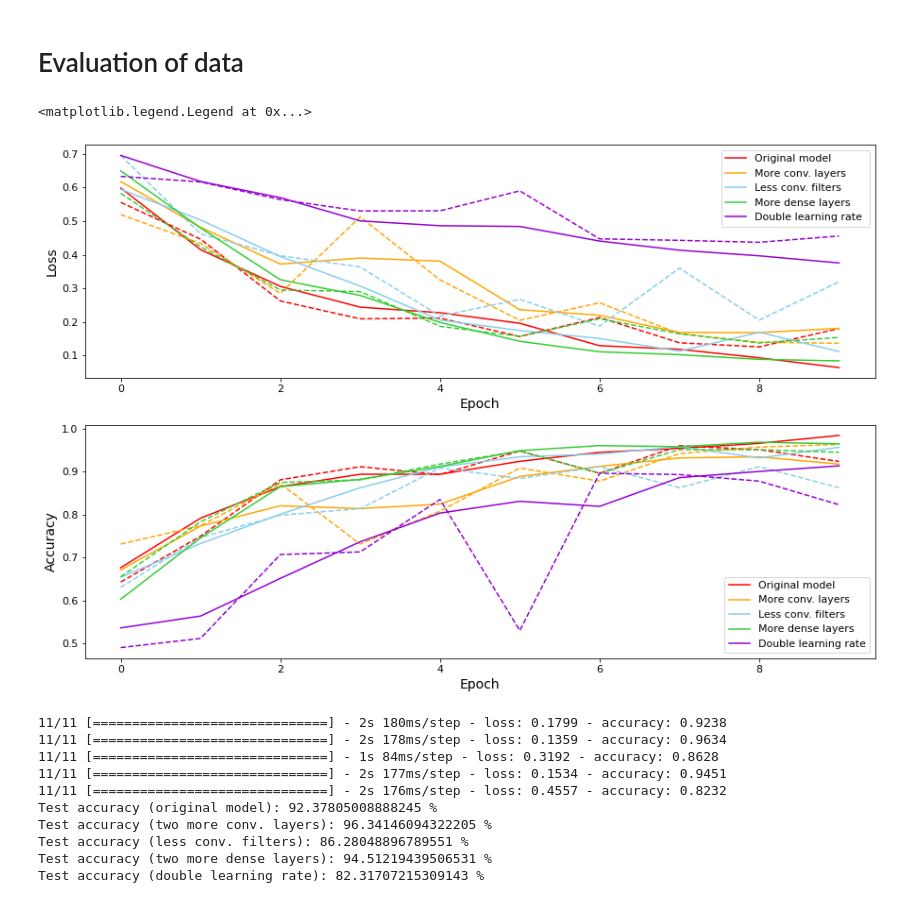
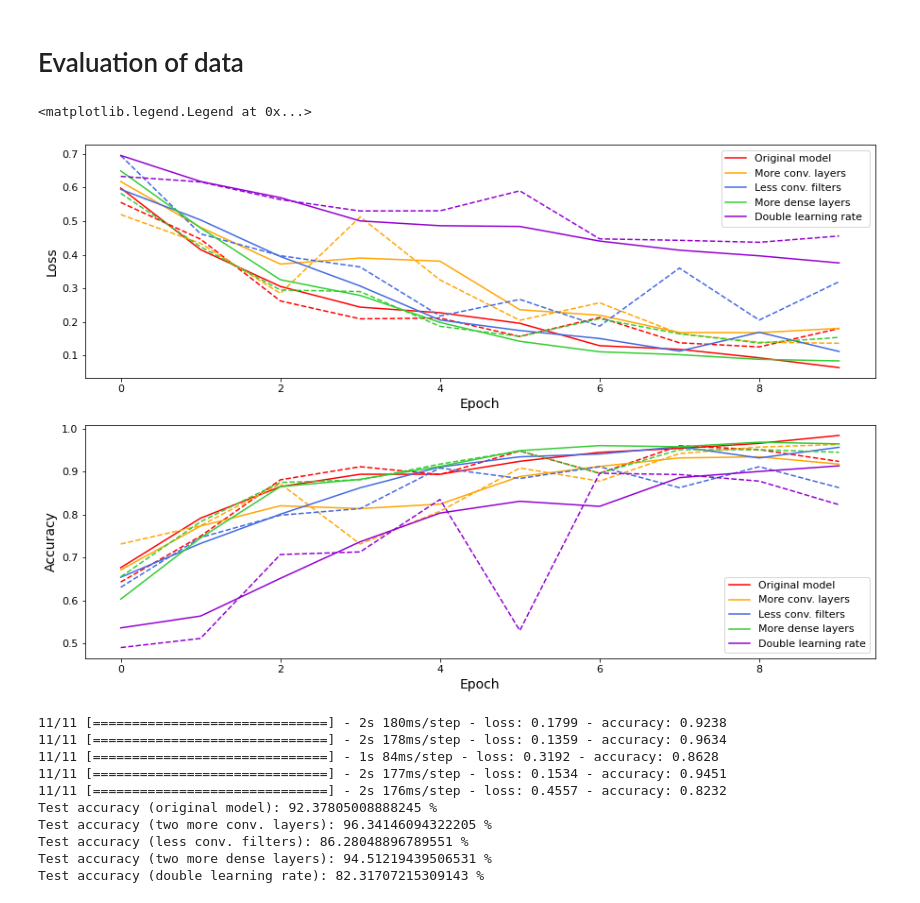
Before and after one commit to evakosova/Machine_learning, a Jupyter notebook: ML_OpenVsGlobular_clusters_update.ipynb, the cells around one changed output. Drawn from its saved outputs; the diff is of its cells as text; code cells hidden in the pictures.

```diff
--- a/ML_OpenVsGlobular_clusters_update.ipynb
+++ b/ML_OpenVsGlobular_clusters_update.ipynb
@@ -367,37 +367,37 @@ Epoch 10/10
 # %%
 #ploting loss and accuracy function separetaly form the first model
 fig, (ax1, ax2) = plt.subplots(2, figsize = (15, 10))
 ax1.plot(history.history['loss'], label='Original model ', color="red")
 ax1.plot(history.history['val_loss'], color="red",linestyle="dashed")
 ax1.plot(history1.history['loss'], label='More conv. layers', color="orange") #train
 ax1.plot(history1.history['val_loss'], color="orange",linestyle="dashed") #test
-ax1.plot(history2.history['loss'], label='Less conv. filters', color="skyblue")
-ax1.plot(history2.history['val_loss'], color="skyblue",linestyle="dashed")
+ax1.plot(history2.history['loss'], label='Less conv. filters', color="royalblue")
+ax1.plot(history2.history['val_loss'], color="royalblue",linestyle="dashed")
 ax1.plot(history3.history['loss'], label='More dense layers', color="limegreen")
 ax1.plot(history3.history['val_loss'], color="limegreen",linestyle="dashed")
 ax1.plot(history4.history['loss'], label='Double learning rate ', color="darkviolet")
 ax1.plot(history4.history['val_loss'], color="darkviolet",linestyle="dashed")
 ax1.set_xlabel("Epoch")
 ax1.set_ylabel('Loss')
 ax1.legend(loc='upper right')
 ax2.plot(history.history['accuracy'], label='Original model ', color="red")
 ax2.plot(history.history['val_accuracy'], color="red",linestyle="dashed")
 ax2.plot(history1.history['accuracy'], label='More conv. layers', color="orange") #train
 ax2.plot(history1.history['val_accuracy'], color="orange",linestyle="dashed") #test
-ax2.plot(history2.history['accuracy'], label='Less conv. filters', color="skyblue")
-ax2.plot(history2.history['val_accuracy'], color="skyblue",linestyle="dashed")
+ax2.plot(history2.history['accuracy'], label='Less conv. filters', color="royalblue")
+ax2.plot(history2.history['val_accuracy'], color="royalblue",linestyle="dashed")
 ax2.plot(history3.history['accuracy'], label='More dense layers' , color="limegreen")
 ax2.plot(history3.history['val_accuracy'], color="limegreen",linestyle="dashed")
 ax2.plot(history4.history['accuracy'], label='Double learning rate', color="darkviolet")
 ax2.plot(history4.history['val_accuracy'], color="darkviolet",linestyle="dashed")
 ax2.set_xlabel('Epoch')
 ax2.set_ylabel('Accuracy')
 ax2.legend(loc='lower right')
 
 #plné čáry označují trénovací dataset a přerušované testovací
 # %% [output]
 <matplotlib.legend.Legend at 0x...>
-[figure, old version]
+[figure, new version]
 # %%
 test_loss, test_acc= model.evaluate(x_test, y_test)
 test_loss1, test_acc1= model1.evaluate(x_test, y_test)
```
